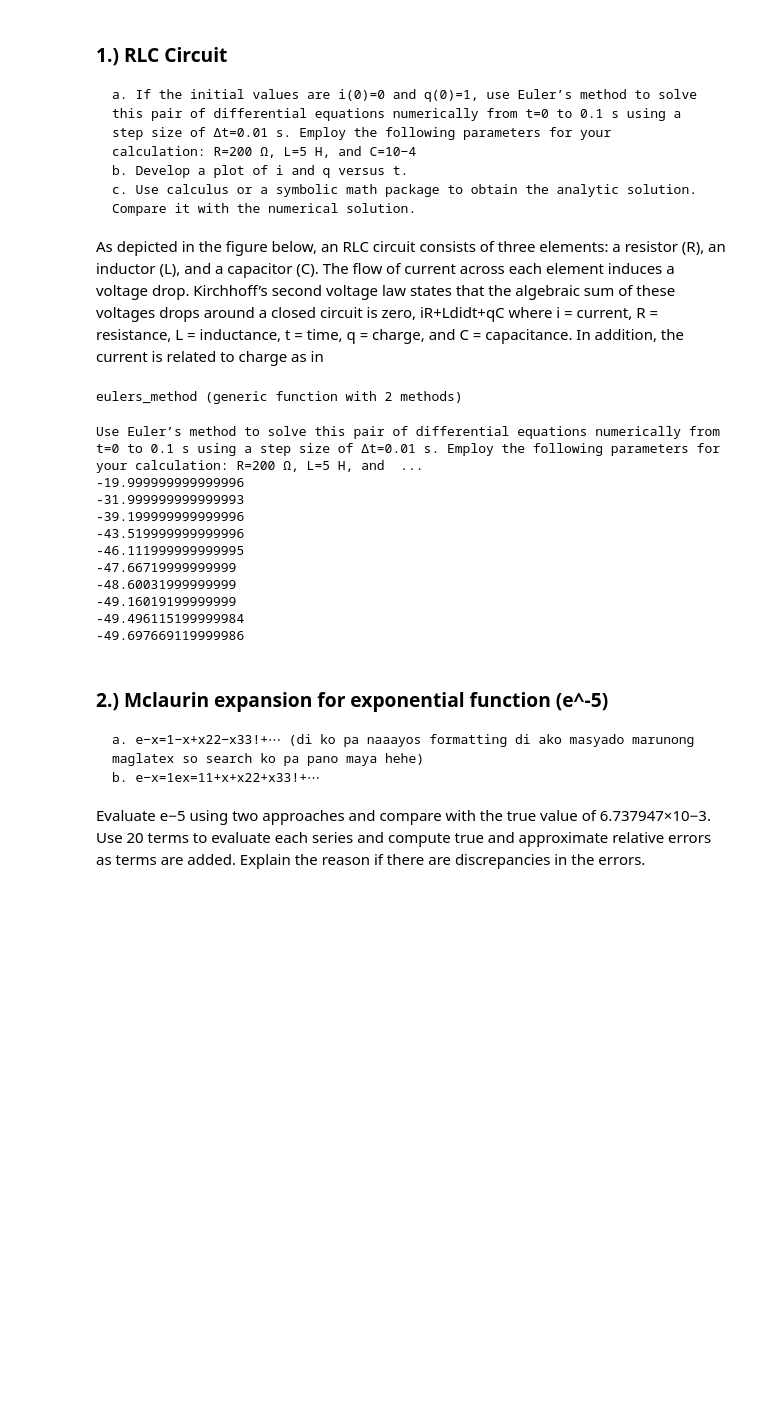
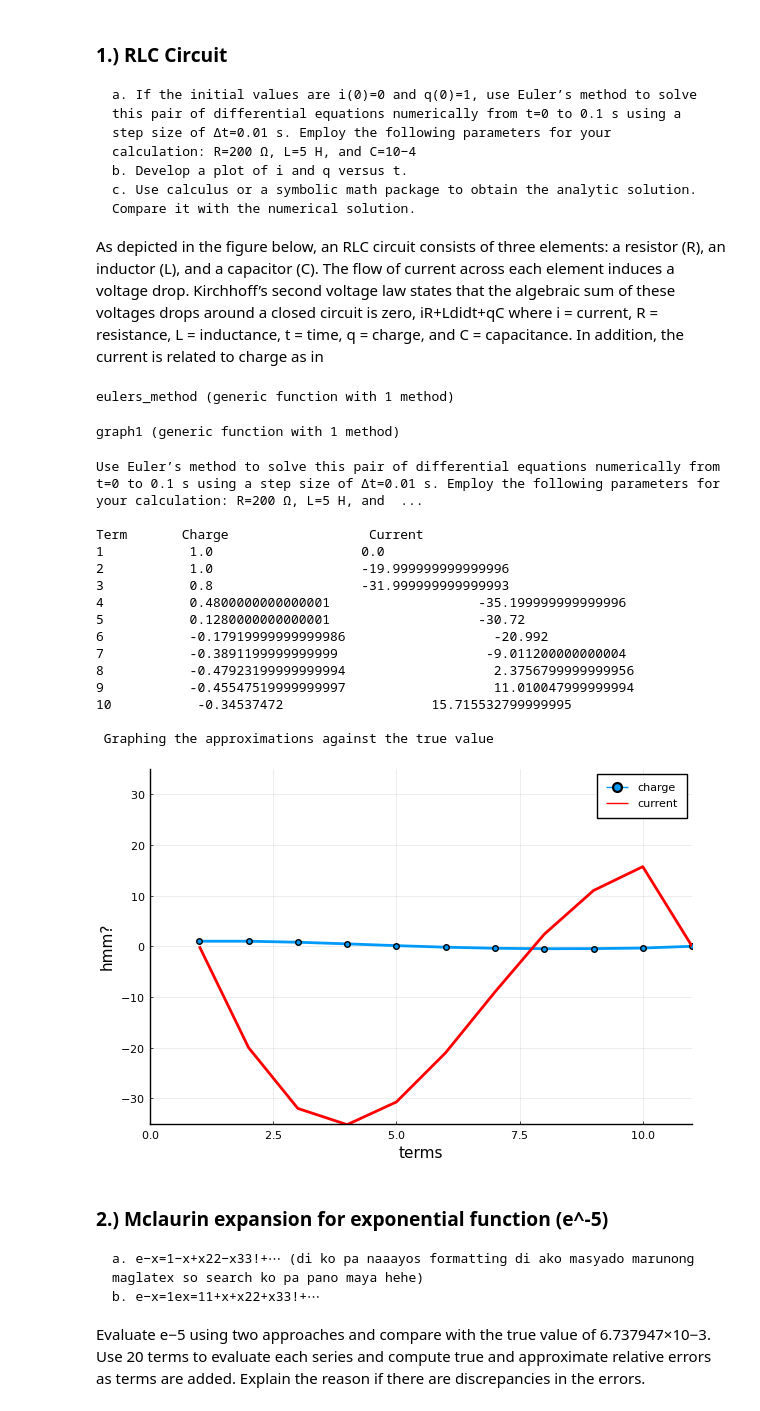
Before and after one commit to rdlfbr/ENGG-27.02-LAB-ACTIVITY-1, a Jupyter notebook: Engg 27.02 Lab Activity 1 - Cuadra, Obre San Juan.ipynb, the cells around one changed output. Saved outputs shown, nothing was run; the diff lists cells and outputs as text; code cells hidden in the pictures; blank space fills up the shorter version.

Commit message:
First version of number 1

```diff
--- a/Engg 27.02 Lab Activity 1 - Cuadra, Obre San Juan.ipynb
+++ b/Engg 27.02 Lab Activity 1 - Cuadra, Obre San Juan.ipynb
@@ -8,35 +8,60 @@ iR+Ldidt+qC
 where i = current, R = resistance, L = inductance, t = time, q = charge, and C = capacitance. In addition, the current is related to charge as in
 # %%
 function eulers_method(h, r, l, c, t0, tf, i0, q0)
-#= Print out the current from the inputs step size, resistance, inductance, conductance, initial time,
+#= Print out the current and charge from the inputs step size, resistance, inductance, conductance, initial time,
 final time, initial current, and initial charge value =#
-    terms = floor(Int,(tf - t0)/h) #i hate it here
-    current = zeros(terms + 2)
+    terms = floor(Int, tf-t0/h) + 1
+    charge = zeros(11); charge[1] = q0
+    current = zeros(11); current[1] = i0
+    println(1, "           ", charge[1], "                   ", current[1])
     i = 2
-    while i < terms + 2
-        current[i] = current[i-1] - (current[i-1]*r/l + (1/c)/l)*h
-        println(current[i])
+    while i < 11
+        charge[i] = charge[i-1] + (current[i-1])*h
+        current[i] = current[i-1] - ((current[i-1]*r + charge[i-1]/c)/l)*h
+        println(i, "           ", charge[i], "                   ", current[i])
         i += 1
     end
+    graph1(11, charge, current)
 end
 # %% [output]
-eulers_method (generic function with 2 methods)
+eulers_method (generic function with 1 method)
+# %%
+using Plots; pyplot()
+function graph1(terms, fx1, fx2)
+#= Graphs the approximations/terms by the number of terms and superimposes the true value=#
+    println("\n Graphing the approximations against the true value")
+    t = 1:terms #y-axis
+    true_plot = []
+    plot(t, fx1, linewidth=2, label="charge", markershape = :circle)
+    plot!(t, fx2, linewidth=2, color="red", label="current")
+    xlims!(0,terms)
+    ylims!(-35, 35)
+    xlabel!("terms")
+    ylabel!("hmm?")
+end
+# %% [output]
+graph1 (generic function with 1 method)
 # %%
-println("Use Euler’s method to solve this pair of differential equations numerically from t=0 to 0.1 s using a step size of Δt=0.01 s. Employ the following parameters for your calculation: R=200 Ω, L=5 H, and C=10−4 F.")
-
-eulers_method(0.01, 200, 5, 10^-4, 0, 0.1, 0 ,0)
+println("Use Euler’s method to solve this pair of differential equations numerically from t=0 to 0.1 s using a step size of Δt=0.01 s. Employ the following parameters for your calculation: R=200 Ω, L=5 H, and C=10−4 F.\n")
+println("Term       Charge                  Current")
+eulers_method(0.01, 200, 5, 10^-4, 0, 0.1, 0 ,1)
 # %% [output]
 Use Euler’s method to solve this pair of differential equations numerically from t=0 to 0.1 s using a step size of Δt=0.01 s. Employ the following parameters for your calculation: R=200 Ω, L=5 H, and  ...
--19.999999999999996
--31.999999999999993
--39.199999999999996
--43.519999999999996
--46.111999999999995
--47.66719999999999
--48.60031999999999
--49.16019199999999
--49.496115199999984
--49.697669119999986
+
+Term       Charge                  Current
+1           1.0                   0.0
+2           1.0                   -19.999999999999996
+3           0.8                   -31.999999999999993
+4           0.4800000000000001                   -35.199999999999996
+5           0.1280000000000001                   -30.72
+6           -0.17919999999999986                   -20.992
+7           -0.3891199999999999                   -9.011200000000004
+8           -0.47923199999999994                   2.3756799999999956
+9           -0.45547519999999997                   11.010047999999994
+10           -0.34537472                   15.715532799999995
+
+ Graphing the approximations against the true value
+[figure, added]
 # %% [markdown]
 ### 2.) Mclaurin expansion for exponential function (e^-5)
     a. e−x=1−x+x22−x33!+⋯ (di ko pa naaayos formatting di ako masyado marunong maglatex so search ko pa pano maya hehe)
```
Also changed, not shown: parts of 5 cells of this notebook.
